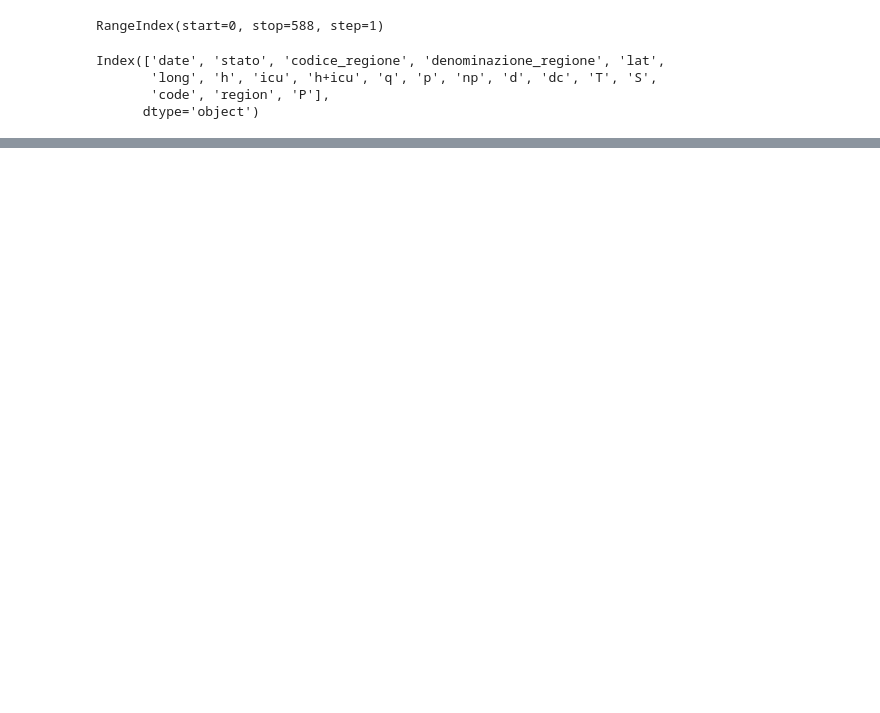
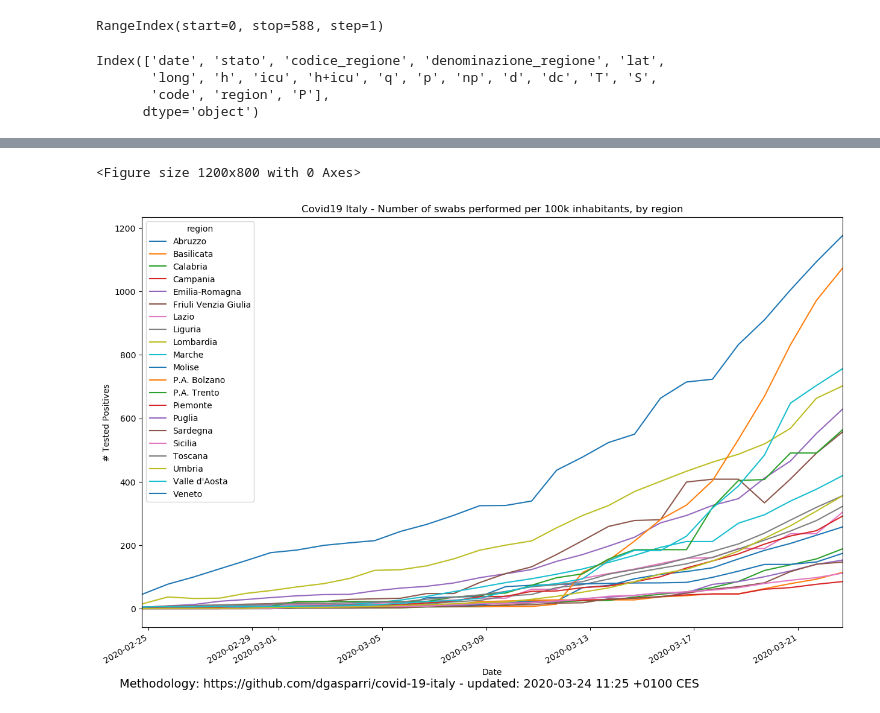
Before and after one commit to dgasparri/covid-19-italy, a Jupyter notebook: regional-data.ipynb, the cells around one changed output, grey strips where cells are left out. Cells and saved outputs as stored; diff of their text form; code cells hidden in the pictures; blank space fills up the shorter version.

```diff
--- a/regional-data.ipynb
+++ b/regional-data.ipynb
@@ -300,0 +217,19 @@ r_factor_mean
+# %%
+rows_pd.loc[:,'Sper100kP']=rows_pd['S'].div(rows_pd['P']).mul(100000)
+# %%
+#rows_pd.groupby('code').plot(y='T_over_100kPopulation', x='date')
+matplotlib.style.use('default')
+fig = plt.figure(figsize=(15,10), dpi=80)
+Sper100kP_plt = rows_pd.pivot(index='date',columns='region')['Sper100kP'].plot()
+Sper100kP_plt.set_ylabel('# Tested Positives')
+Sper100kP_plt.set_xlabel('Date')
+Sper100kP_plt.set_title('Covid19 Italy - Number of swabs performed per 100k inhabitants, by region')
+#fig.add_axes(Tover100k_plt)
+Sper100kP_fig = Sper100kP_plt.get_figure()
+Sper100kP_fig.set_size_inches(15, 10, forward=True)
+Sper100kP_methodology = "Methodology: https://github.com/dgasparri/covid-19-italy - updated: " + rundate_print
+Sper100kP_plt.text(0.1, 0.1, Sper100kP_methodology, fontsize=14, transform=plt.gcf().transFigure)
+plt.savefig("Sper100kP_"+ rundate_iso + ".png", format='png', dpi=80)
+# %% [output]
+<Figure size 1200x800 with 0 Axes>
+[figure, added]
```
Also changed, not shown: parts of 58 cells of this notebook, 10 other files.
